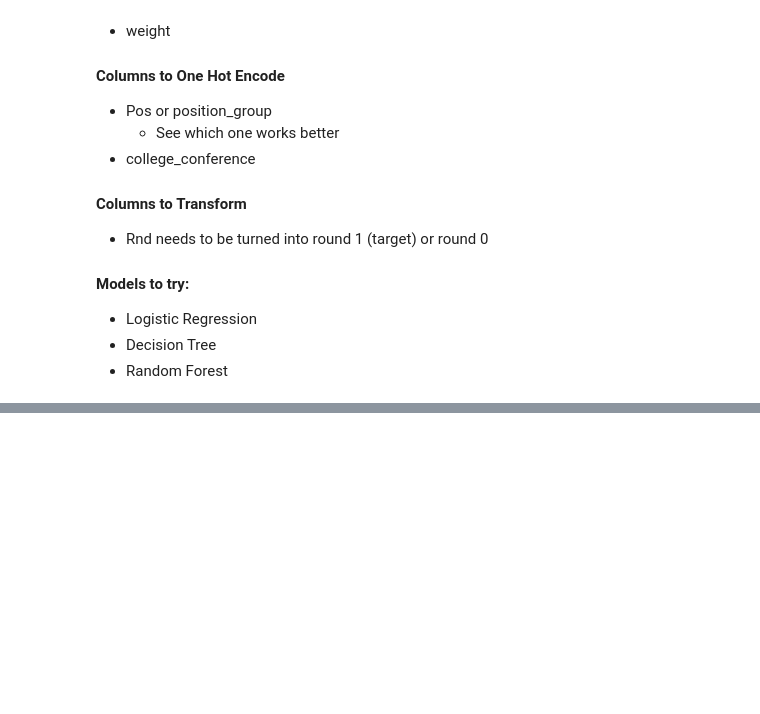
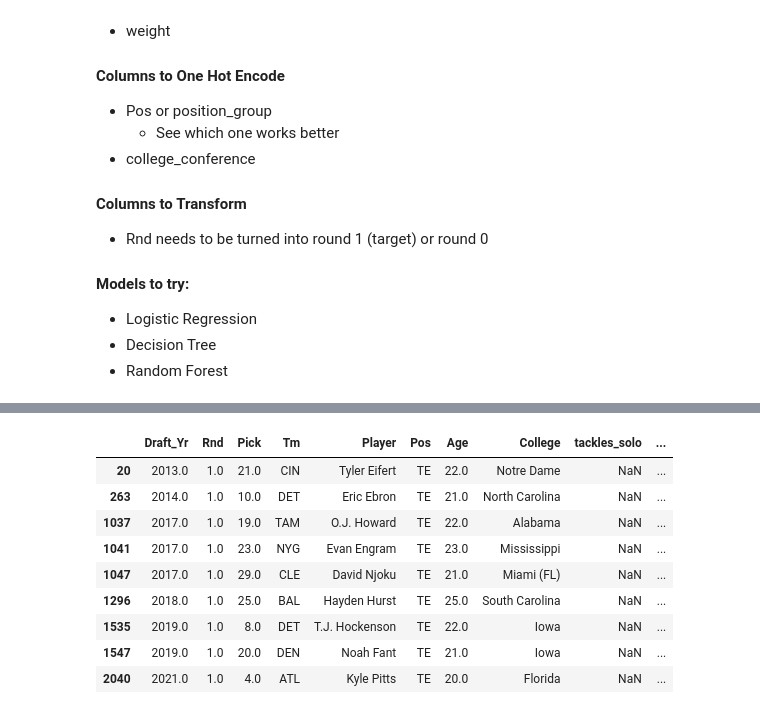
Before and after one commit to jpalgon/Draft_Classification, a Jupyter notebook: Modeling.ipynb, the cells around one changed output, grey strips where cells are left out. Saved outputs shown, nothing was run; the diff lists cells and outputs as text; code cells hidden in the pictures; blank space fills up the shorter version.

```diff
--- a/Modeling.ipynb
+++ b/Modeling.ipynb
@@ -133,3 +454,7 @@ precision_score(y_test,y_pred)
 - Logistic Regression
 - Decision Tree
 - Random Forest
+# %%
+pd.set_option("display.max_rows", None)
+
+results = pd.concat([player_year.reset_index(),player_pick.reset_index(),player_names.reset_index(),y_test.reset_index(),pd.Series(y_pred),X_test.reset_index()],axis=1).sort_values(by=['Draft_Yr','Pick'],ascending=[False,True])
@@ -135,0 +497,13 @@ precision_score(y_test,y_pred)
+# %%
+df[(df.Pos == 'TE') & (df.Rnd == 1)]
+# %% [output]
+|  | Draft_Yr | Rnd | Pick | Tm | Player | Pos | Age | College | tackles_solo | ... |
+| 20 | 2013.0 | 1.0 | 21.0 | CIN | Tyler Eifert | TE | 22.0 | Notre Dame | NaN | ... |
+| 263 | 2014.0 | 1.0 | 10.0 | DET | Eric Ebron | TE | 21.0 | North Carolina | NaN | ... |
+| 1037 | 2017.0 | 1.0 | 19.0 | TAM | O.J. Howard | TE | 22.0 | Alabama | NaN | ... |
+| 1041 | 2017.0 | 1.0 | 23.0 | NYG | Evan Engram | TE | 23.0 | Mississippi | NaN | ... |
+| 1047 | 2017.0 | 1.0 | 29.0 | CLE | David Njoku | TE | 21.0 | Miami (FL) | NaN | ... |
+| 1296 | 2018.0 | 1.0 | 25.0 | BAL | Hayden Hurst | TE | 25.0 | South Carolina | NaN | ... |
+| 1535 | 2019.0 | 1.0 | 8.0 | DET | T.J. Hockenson | TE | 22.0 | Iowa | NaN | ... |
+| 1547 | 2019.0 | 1.0 | 20.0 | DEN | Noah Fant | TE | 21.0 | Iowa | NaN | ... |
+| 2040 | 2021.0 | 1.0 | 4.0 | ATL | Kyle Pitts | TE | 20.0 | Florida | NaN | ... |
```
Also changed, not shown: parts of 23 cells of this notebook, 3 other files.
